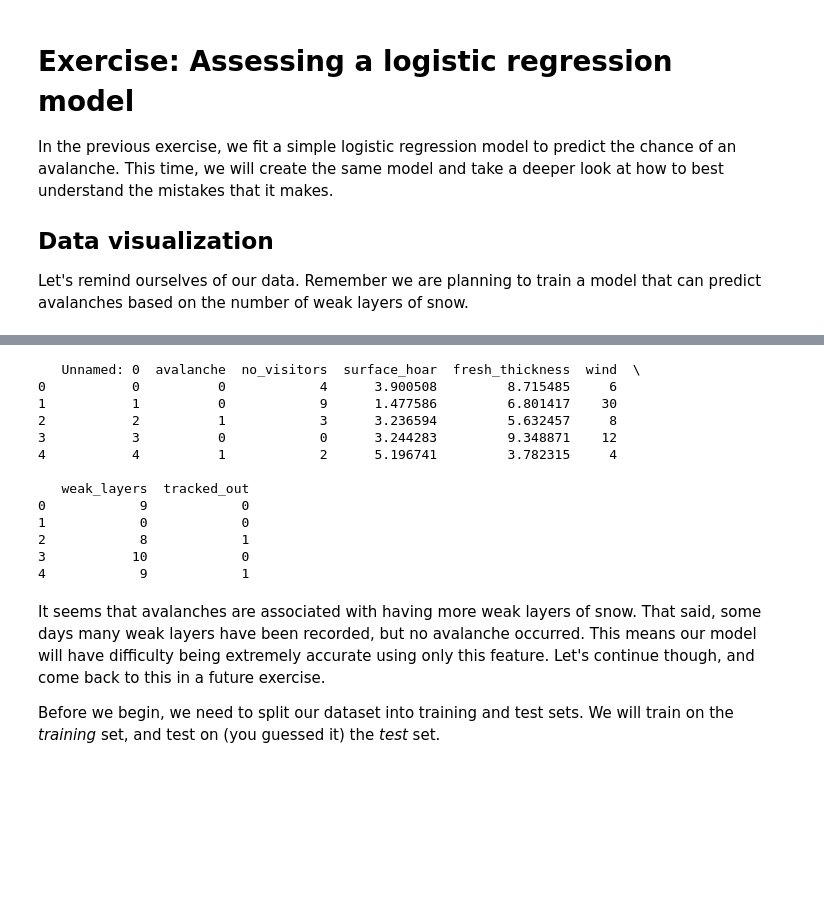
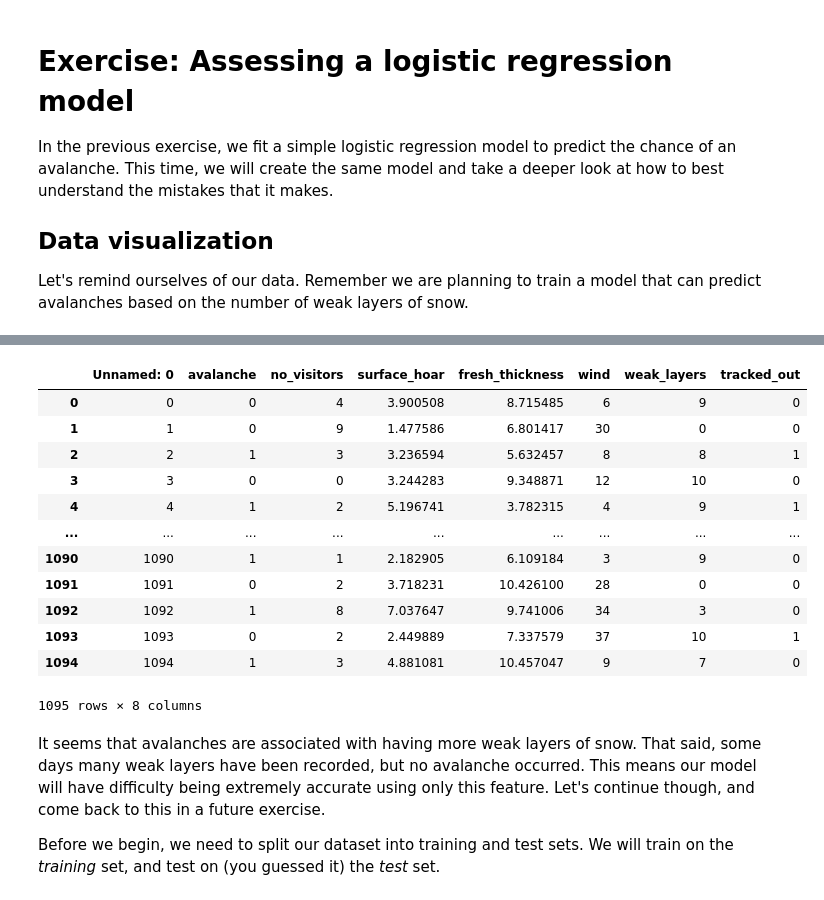
Before and after one commit to iliyaML/ms-machine-learning, a Jupyter notebook: classification/2a5_Assessing_a_Logistic_Regression_Model.ipynb, the cells around one changed output, grey strips where cells are left out. Saved outputs shown, nothing was run; the diff lists cells and outputs as text; code cells hidden in the pictures; blank space fills up the shorter version.

```diff
--- a/classification/2a5_Assessing_a_Logistic_Regression_Model.ipynb
+++ b/classification/2a5_Assessing_a_Logistic_Regression_Model.ipynb
@@ -30,25 +40,23 @@ Saving to: 'data/avalanche.csv'
 # %%
-import pandas
-import graphing # custom graphing code. See our GitHub repo for details
+# Constants
+RANDOM_STATE = 42
 
-#Import the data from the .csv file
-dataset = pandas.read_csv('data/avalanche.csv', delimiter="\t")
+# Import the data from the .csv file
+data_df = pd.read_csv('data/avalanche.csv', delimiter="\t")
 
-#Let's have a look at the data and the relationship we are going to model
-print(dataset.head())
-
-graphing.box_and_whisker(dataset, label_x="avalanche", label_y="weak_layers")
+# Let's have a look at the data and the relationship we are going to model
+data_df
 # %% [output]
+|  | Unnamed: 0 | avalanche | no_visitors | surface_hoar | fresh_thickness | wind | weak_layers | tracked_out |
+| 0 | 0 | 0 | 4 | 3.900508 | 8.715485 | 6 | 9 | 0 |
+| 1 | 1 | 0 | 9 | 1.477586 | 6.801417 | 30 | 0 | 0 |
+| 2 | 2 | 1 | 3 | 3.236594 | 5.632457 | 8 | 8 | 1 |
+| 3 | 3 | 0 | 0 | 3.244283 | 9.348871 | 12 | 10 | 0 |
+| 4 | 4 | 1 | 2 | 5.196741 | 3.782315 | 4 | 9 | 1 |
+| ... | ... | ... | ... | ... | ... | ... | ... | ... |
+| 1090 | 1090 | 1 | 1 | 2.182905 | 6.109184 | 3 | 9 | 0 |
+| 1091 | 1091 | 0 | 2 | 3.718231 | 10.426100 | 28 | 0 | 0 |
+| 1092 | 1092 | 1 | 8 | 7.037647 | 9.741006 | 34 | 3 | 0 |
+| 1093 | 1093 | 0 | 2 | 2.449889 | 7.337579 | 37 | 10 | 1 |
+| 1094 | 1094 | 1 | 3 | 4.881081 | 10.457047 | 9 | 7 | 0 |
-   Unnamed: 0  avalanche  no_visitors  surface_hoar  fresh_thickness  wind  \
-0           0          0            4      3.900508         8.715485     6
-1           1          0            9      1.477586         6.801417    30
-2           2          1            3      3.236594         5.632457     8
-3           3          0            0      3.244283         9.348871    12
-4           4          1            2      5.196741         3.782315     4
-
-   weak_layers  tracked_out
-0            9            0
-1            0            0
-2            8            1
-3           10            0
-4            9            1
+1095 rows × 8 columns
```
Also changed, not shown: parts of 12 cells of this notebook, 2 other files.
